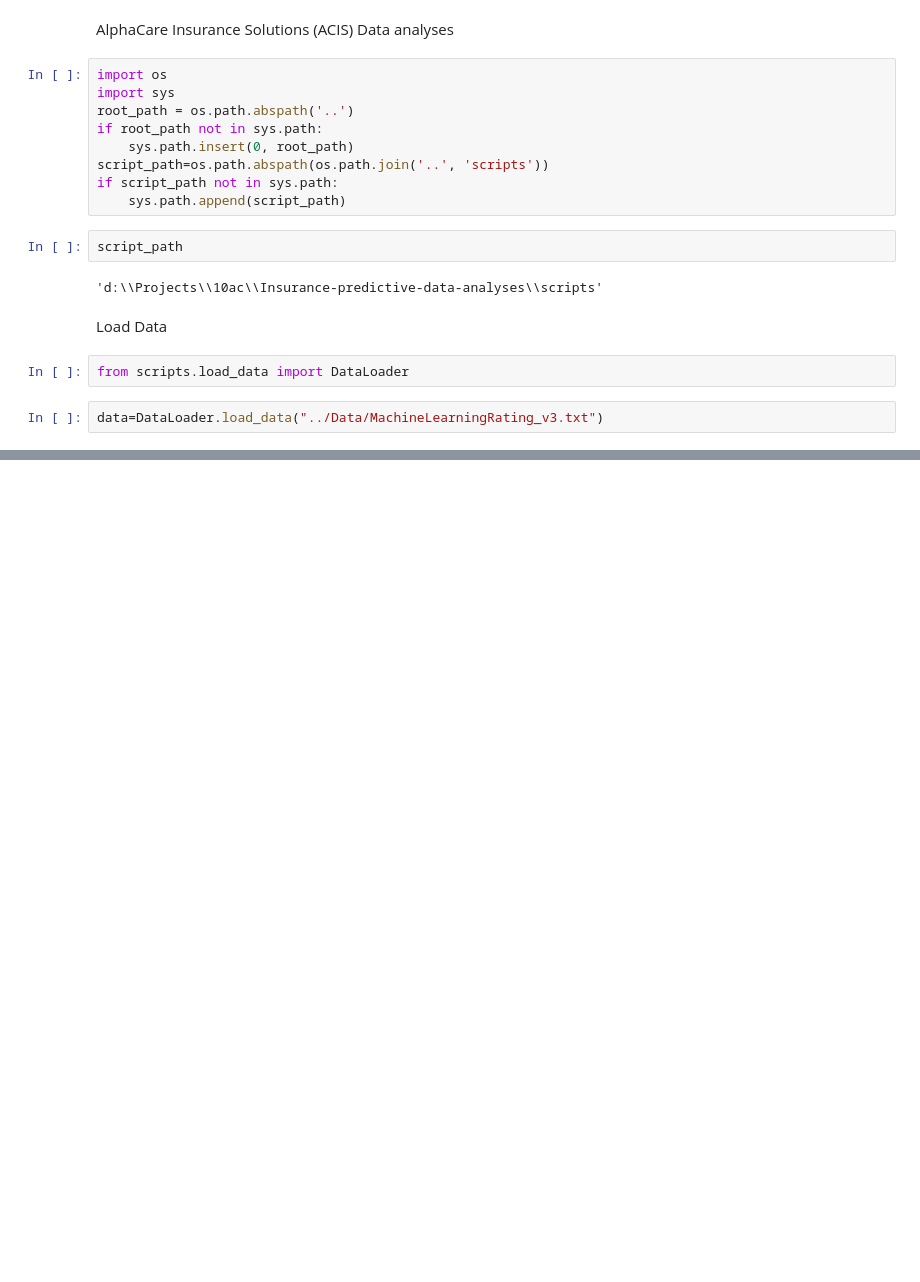
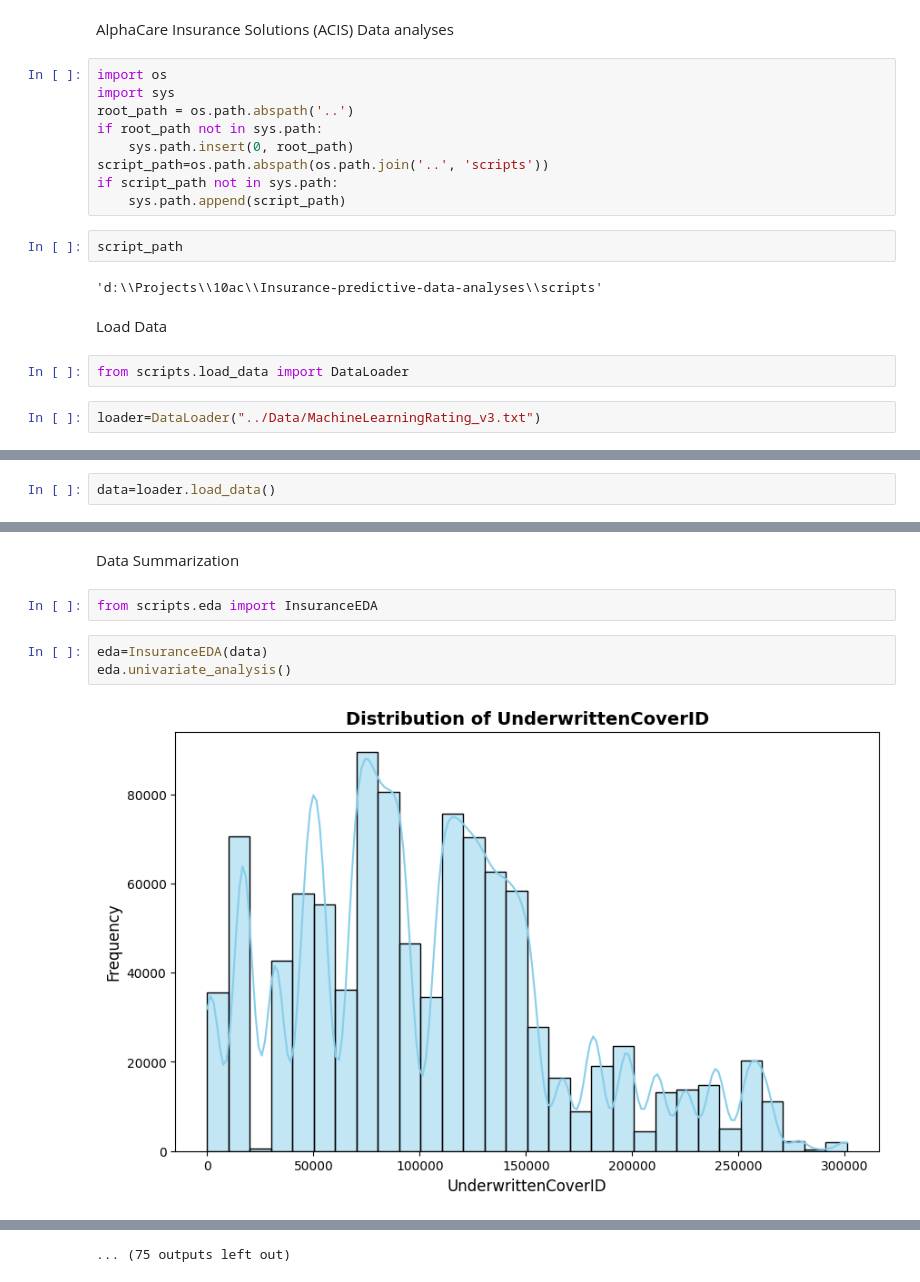
Before and after one commit to mamofideno/Insurance-predictive-data-analyses, a Jupyter notebook: notebooks/main.ipynb, the cells around one changed output, grey strips where cells are left out. Cells and saved outputs as stored; diff of their text form; blank space fills up the shorter version.

```diff
--- a/notebooks/main.ipynb
+++ b/notebooks/main.ipynb
@@ -18,4 +18,4 @@ Load Data
 # %%
 from scripts.load_data import DataLoader
 # %%
-data=DataLoader.load_data("../Data/MachineLearningRating_v3.txt")
+loader=DataLoader("../Data/MachineLearningRating_v3.txt")
@@ -43,0 +22,2 @@ array([1459, 1513, 1619, 1625, 1629, 1852, 1982, 2007, 2066, 4093, 2000,
+# %%
+data=loader.load_data()
@@ -43,0 +68,9 @@ array([1459, 1513, 1619, 1625, 1629, 1852, 1982, 2007, 2066, 4093, 2000,
+# %% [markdown]
+Data Summarization
+# %%
+from scripts.eda import InsuranceEDA
+# %%
+eda=InsuranceEDA(data)
+eda.univariate_analysis()
+# %% [output]
+[figure, added]
@@ -43,0 +88 @@ array([1459, 1513, 1619, 1625, 1629, 1852, 1982, 2007, 2066, 4093, 2000,
+... (75 outputs left out)
```
Also changed, not shown: parts of 8 cells of this notebook, 2 other files.
